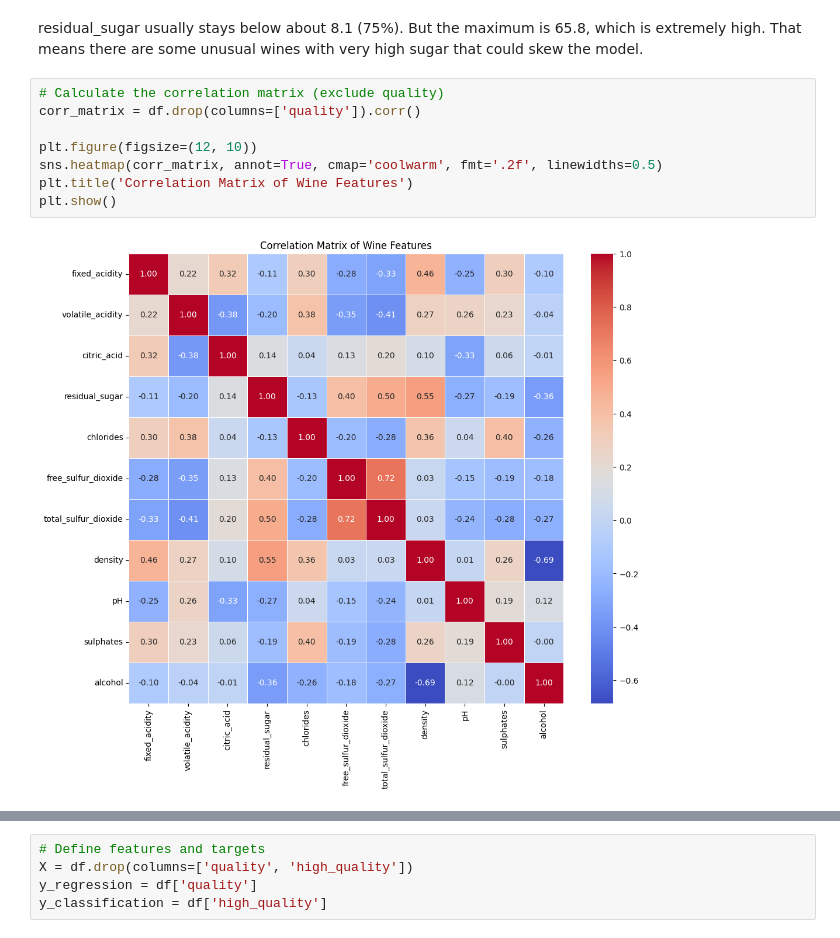
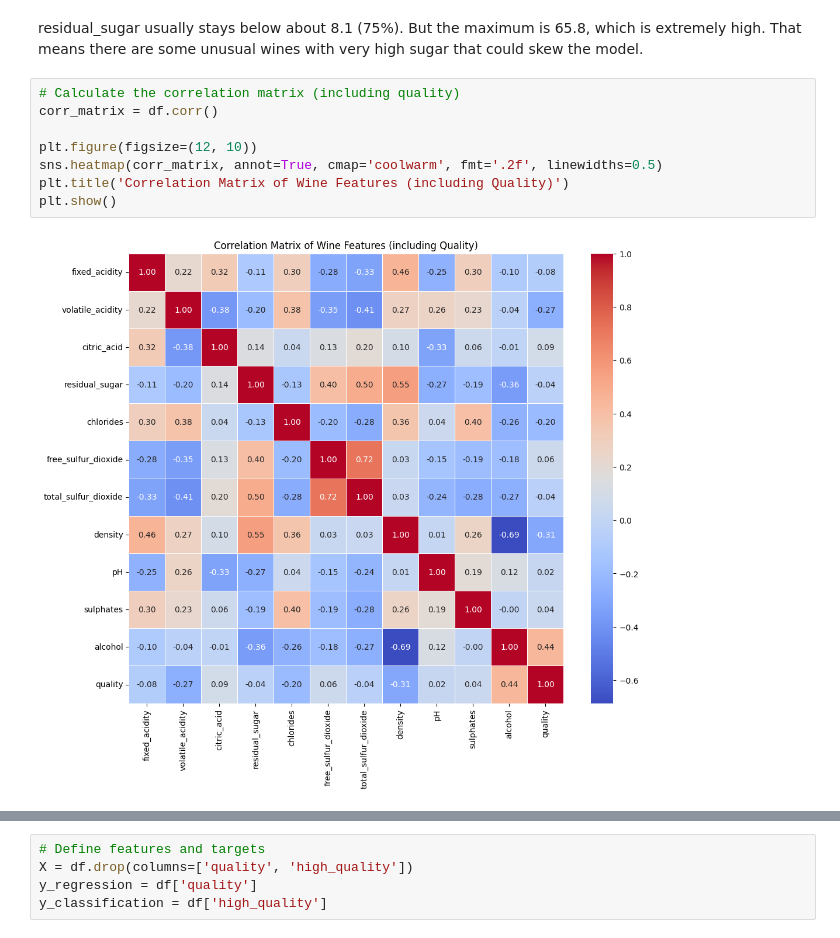
Before and after one commit to roxaaaaa/Predictive-Analytics, a Jupyter notebook: ca1.ipynb, the cells around one changed output, grey strips where cells are left out. Saved outputs shown, nothing was run; the diff lists cells and outputs as text.

```diff
--- a/ca1.ipynb
+++ b/ca1.ipynb
@@ -106,12 +106,12 @@ display(df.describe())
 residual_sugar usually stays below about 8.1 (75%).
 But the maximum is 65.8, which is extremely high. That means there are some unusual wines with very high sugar that could skew the model.
 # %%
-# Calculate the correlation matrix (exclude quality)
-corr_matrix = df.drop(columns=['quality']).corr()
+# Calculate the correlation matrix (including quality)
+corr_matrix = df.corr()
 
 plt.figure(figsize=(12, 10))
 sns.heatmap(corr_matrix, annot=True, cmap='coolwarm', fmt='.2f', linewidths=0.5)
-plt.title('Correlation Matrix of Wine Features')
+plt.title('Correlation Matrix of Wine Features (including Quality)')
 plt.show()
 # %% [output]
-[figure, old version]
+[figure, new version]
```
Also changed, not shown: parts of 40 cells of this notebook.
